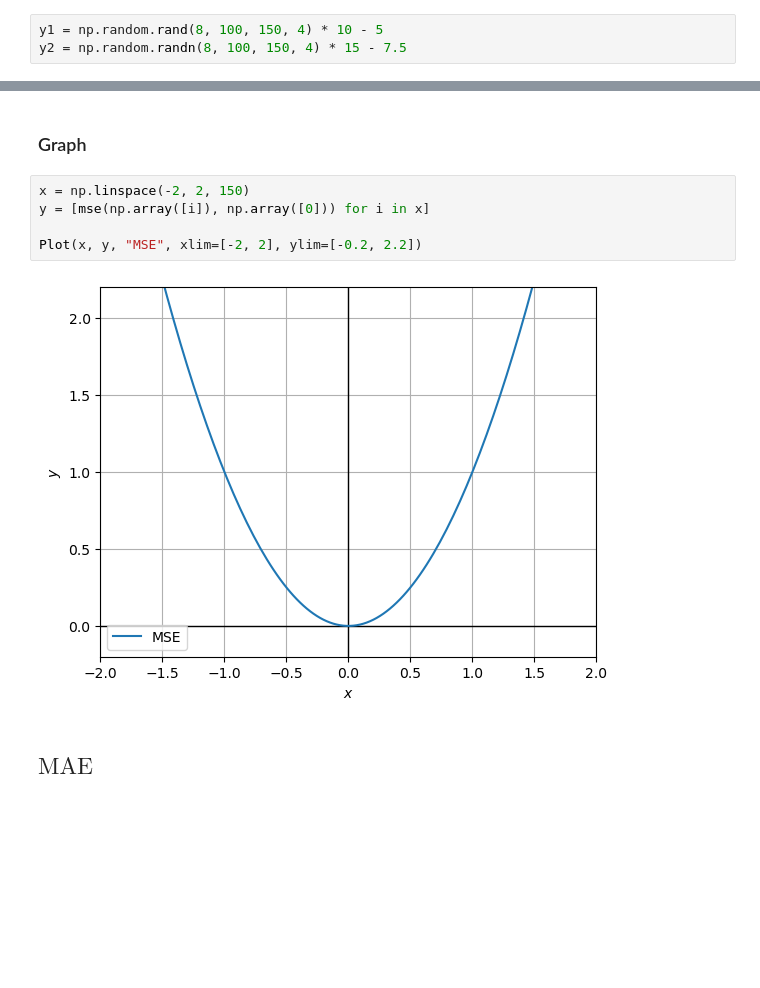
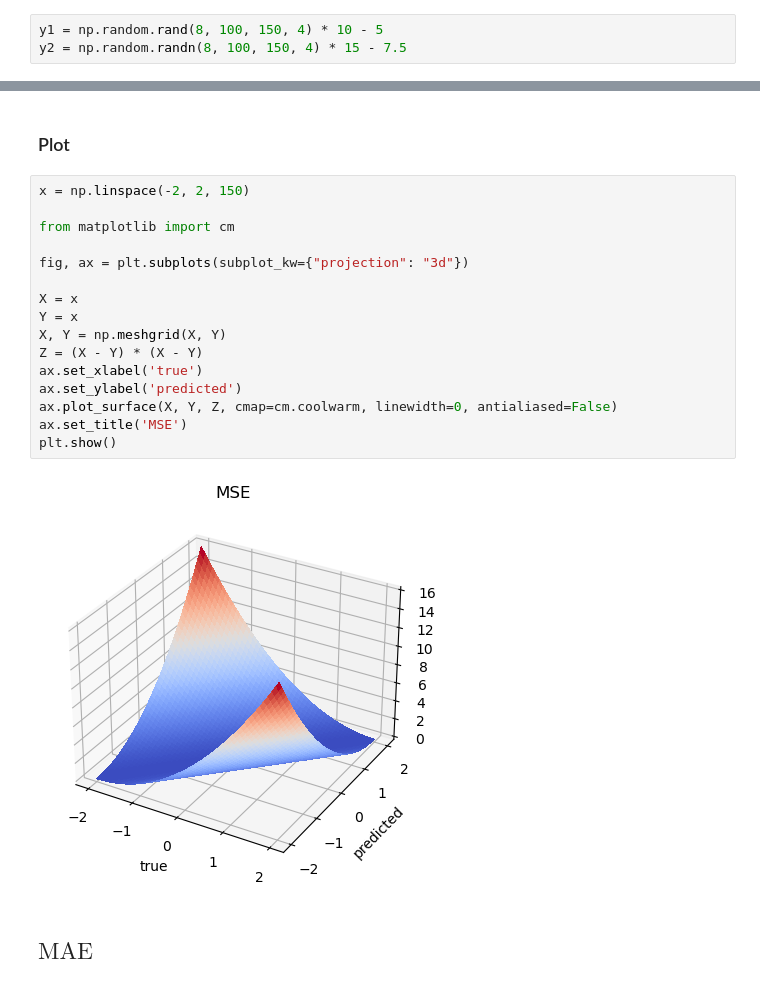
Before and after one commit to DanielZhicool/Deep-Learning, a Jupyter notebook: Lab_1.ipynb, the cells around one changed output, grey strips where cells are left out. Saved outputs shown, nothing was run; the diff lists cells and outputs as text; blank space fills up the shorter version.

```diff
--- a/Lab_1.ipynb
+++ b/Lab_1.ipynb
@@ -322,12 +442,23 @@ tensor(289.9028, dtype=torch.float64)
 # %% [markdown]
-### Graph
+### Plot
-# %%
-x = np.linspace(-2, 2, 150)
-y = [mse(np.array([i]), np.array([0])) for i in x]
-
-Plot(x, y, "MSE", xlim=[-2, 2], ylim=[-0.2, 2.2])
-# %% [output]
-[figure, removed]
+# %%
+x = np.linspace(-2, 2, 150)
+
+from matplotlib import cm
+
+fig, ax = plt.subplots(subplot_kw={"projection": "3d"})
+
+X = x
+Y = x
+X, Y = np.meshgrid(X, Y)
+Z = (X - Y) * (X - Y)
+ax.set_xlabel('true')
+ax.set_ylabel('predicted')
+ax.plot_surface(X, Y, Z, cmap=cm.coolwarm, linewidth=0, antialiased=False)
+ax.set_title('MSE')
+plt.show()
+# %% [output]
+[figure, added]
 # %% [markdown]
 ## $\text{MAE}$
 # %% [markdown]
```
Also changed, not shown: parts of 40 cells of this notebook.
